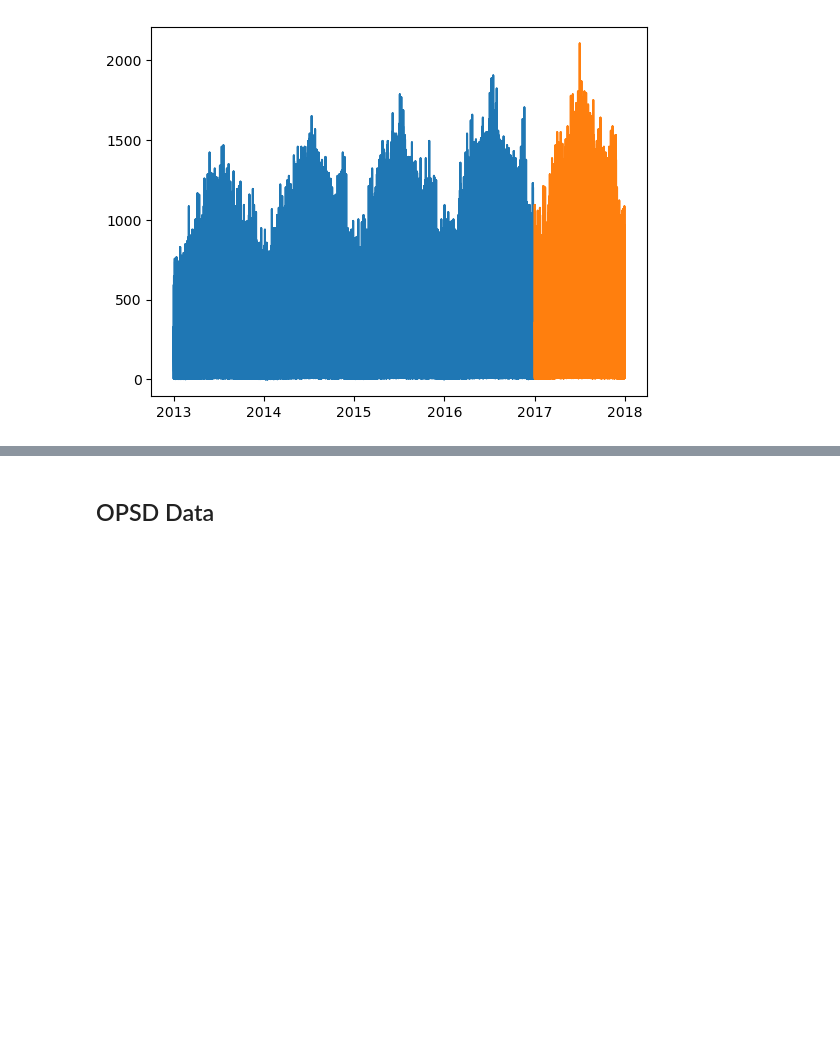
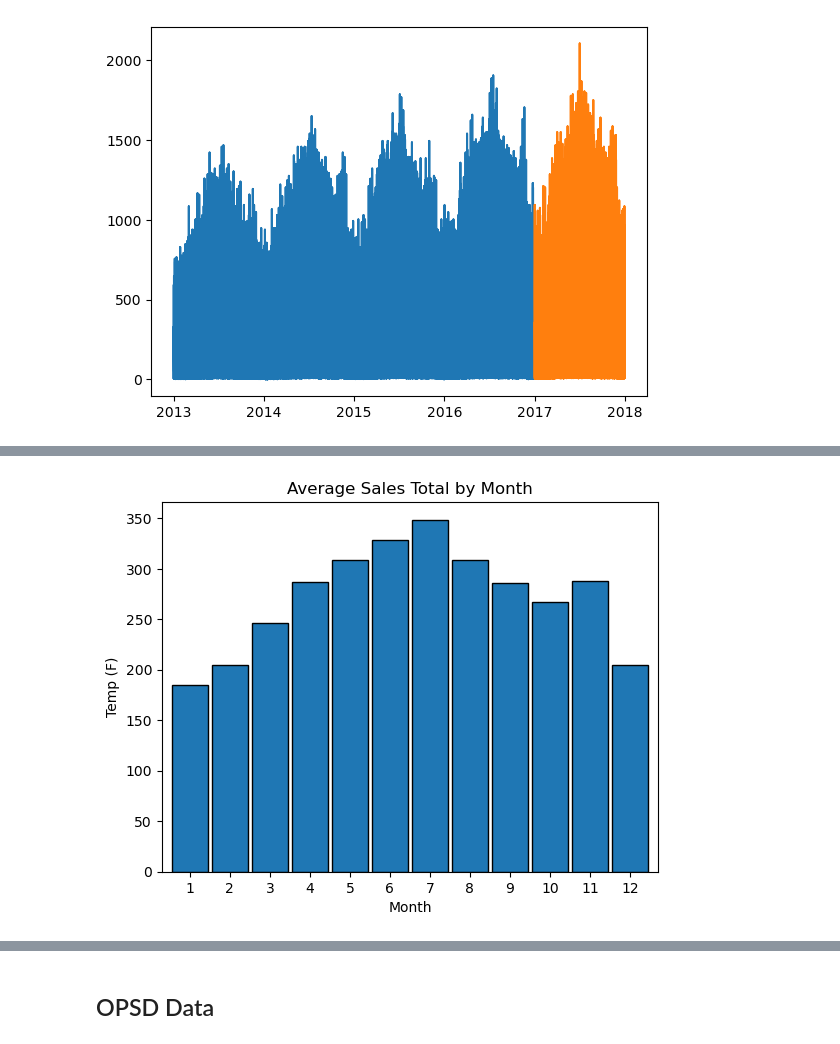
Before and after one commit to Jay-Almendarez/time-series-exercises, a Jupyter notebook: explore.ipynb, the cells around one changed output, grey strips where cells are left out. Drawn from its saved outputs; the diff is of its cells as text; code cells hidden in the pictures; blank space fills up the shorter version.

```diff
--- a/explore.ipynb
+++ b/explore.ipynb
@@ -47,0 +64,7 @@ plt.plot(test.index, test.sales_total)
+# %%
+ax = y.groupby(y.index.month).mean().plot.bar(width=.9, ec='black')
+plt.xticks(rotation=0)
+ax.set(title='Average Sales Total by Month', xlabel='Month', ylabel='Temp (F)')
+plt.show()
+# %% [output]
+[figure, added]
```
Also changed, not shown: parts of 16 cells of this notebook.
